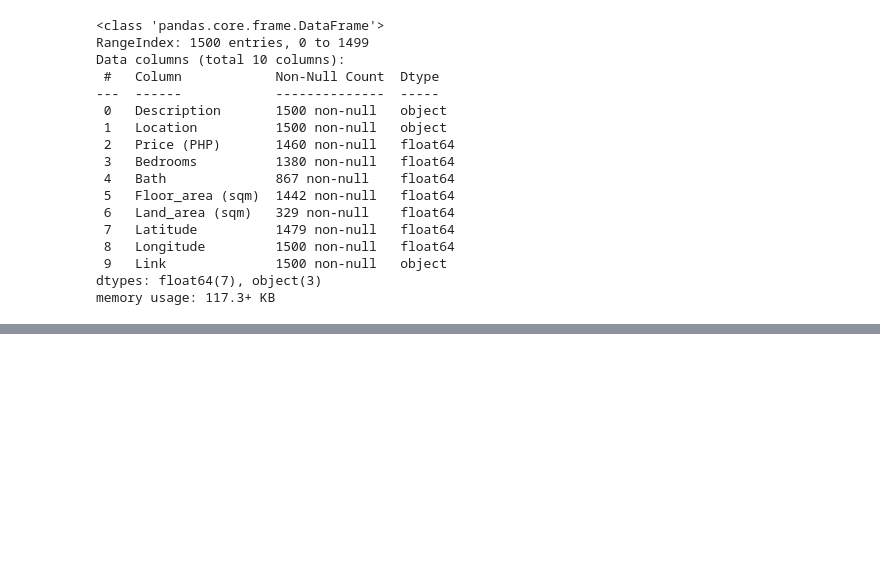
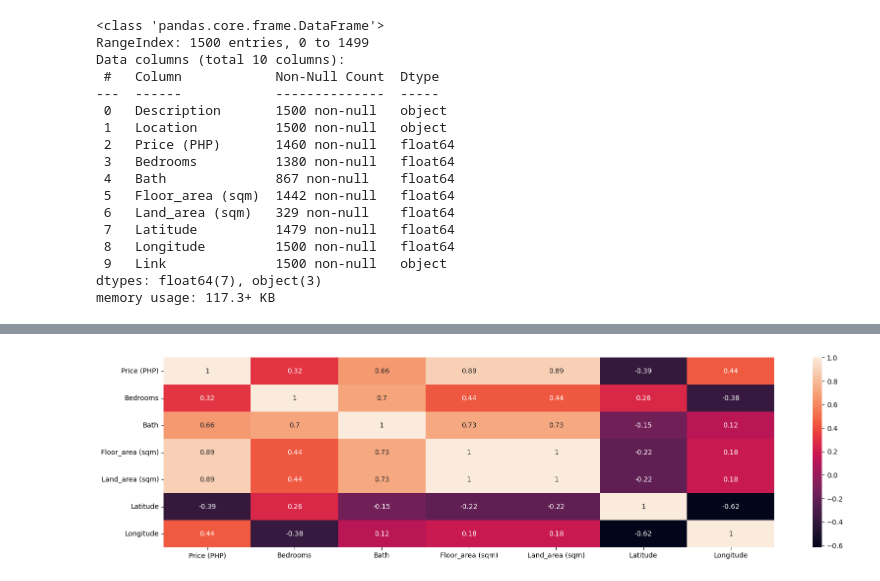
Before and after one commit to mhicoayala/ds-housing-prediction, a Jupyter notebook: app/main.ipynb, the cells around one changed output, grey strips where cells are left out. Saved outputs shown, nothing was run; the diff lists cells and outputs as text; code cells hidden in the pictures; blank space fills up the shorter version.

```diff
--- a/app/main.ipynb
+++ b/app/main.ipynb
@@ -126,0 +122,6 @@ dtype: int64
+# %%
+sns.heatmap(filtered_df[filtered_df["City"].str.contains("Quezon City")].select_dtypes(include=['float64', 'int64']).corr(), annot=True)
+
+plt.show()
+# %% [output]
+[figure, added]
```
Also changed, not shown: parts of 11 cells of this notebook, 1 other file.
